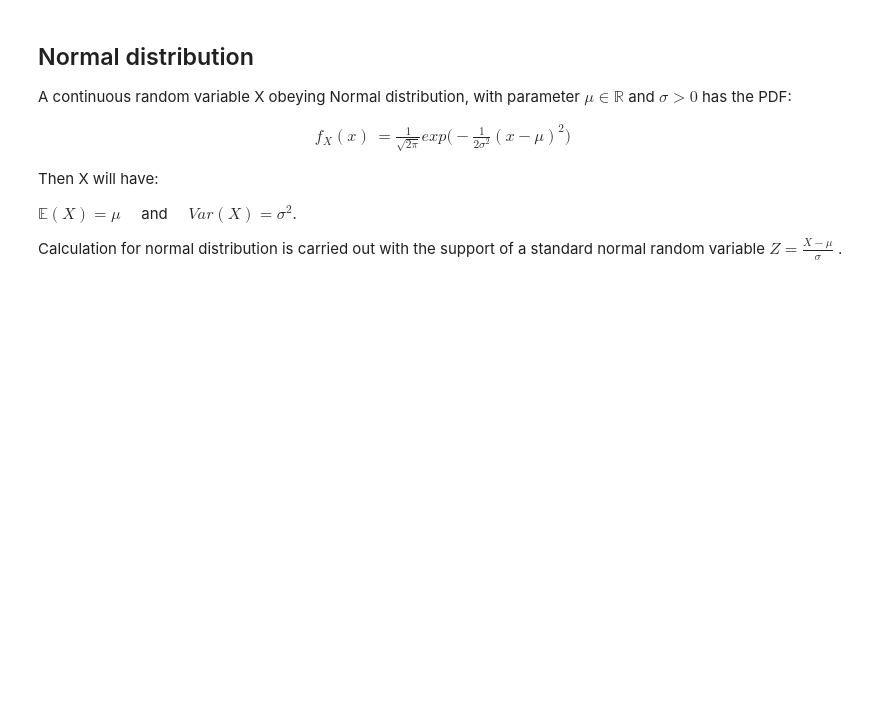
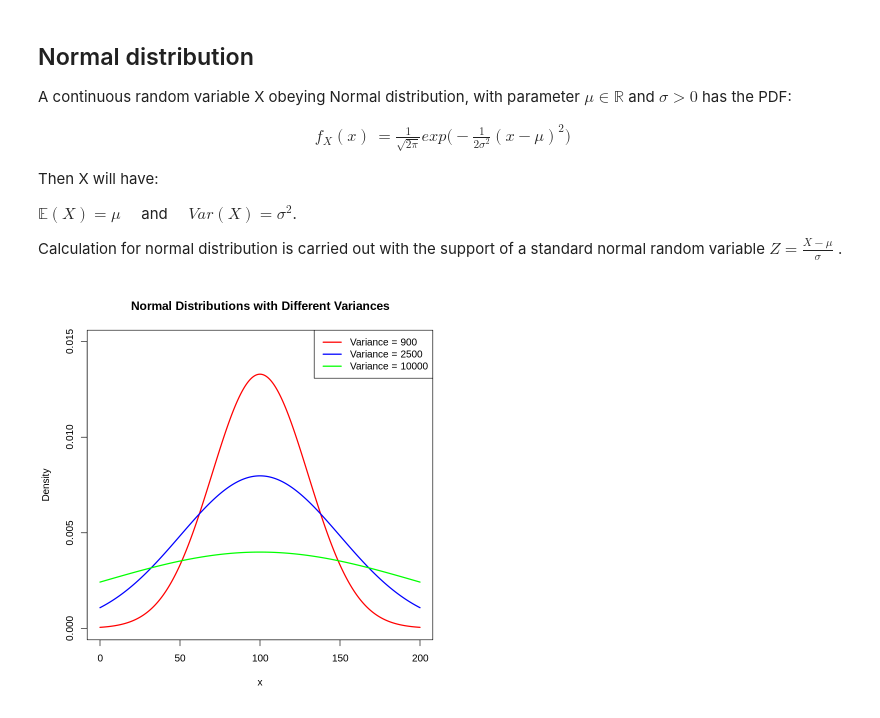
Before and after one commit to thaopham29/Tales-of-probability-and-risks, a Jupyter notebook: univariate_distribution.ipynb, the cells around one changed output. Cells and saved outputs as stored; diff of their text form; code cells hidden in the pictures; blank space fills up the shorter version.

```diff
--- a/univariate_distribution.ipynb
+++ b/univariate_distribution.ipynb
@@ -655,3 +655,28 @@ f_X(x) &  = \frac{1}{\sqrt{2\pi}}exp\biggl(-\frac{1}{2\sigma^2}(x - \mu)^2\biggl
   $\mathbb{E}(X) = \mu \quad  $ and  $\quad  Var(X) = \sigma^2$.
 
  Calculation for normal distribution is carried out with the support of a standard normal random variable $Z = \frac{ X -\mu }{\sigma}$ .
+# %%
+# Define parameters
+mu <- 100  # Expected value
+sigma_values <- c(30, 50, 100)  # Standard deviations
+colors <- c("red", "blue", "green")  # Colors for different variances
+
+
+# Create sequence for x-axis
+x <- seq(0, 200, length=1000)
+
+# Plot the normal distributions
+plot(x, dnorm(x, mean=mu, sd=sigma_values[1]), type="l", col=colors[1], lwd=2,
+     ylim=c(0, 0.015), xlab="x", ylab="Density",
+     main="Normal Distributions with Different Variances")
+
+# Add other distributions
+for (i in 2:length(sigma_values)) {
+  lines(x, dnorm(x, mean=mu, sd=sigma_values[i]), col=colors[i], lwd=2)
+}
+
+# Add legend
+legend("topright", legend=paste("Variance =", sigma_values^2),
+       col=colors, lwd=2)
+# %% [output]
+[figure, added]
```
